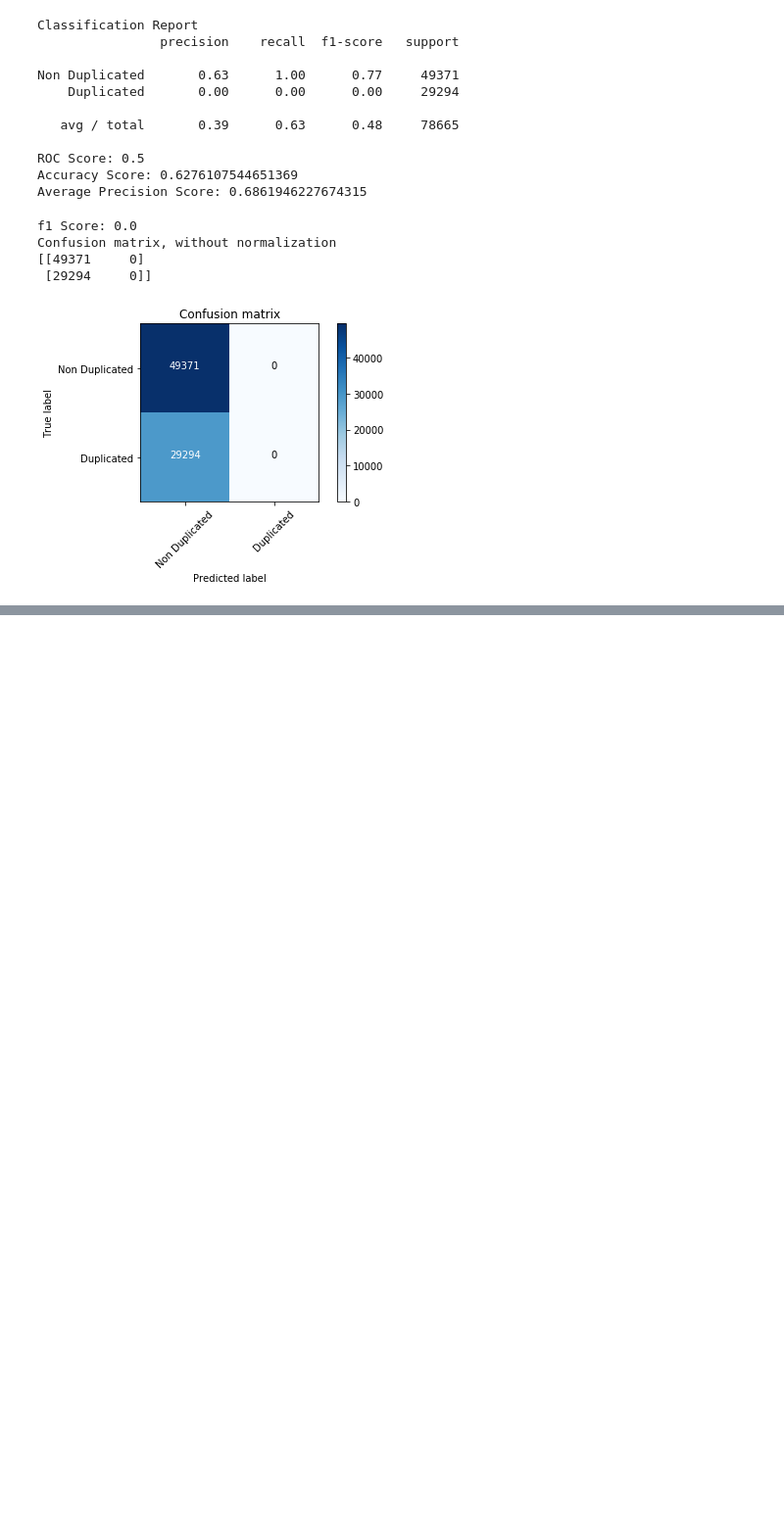
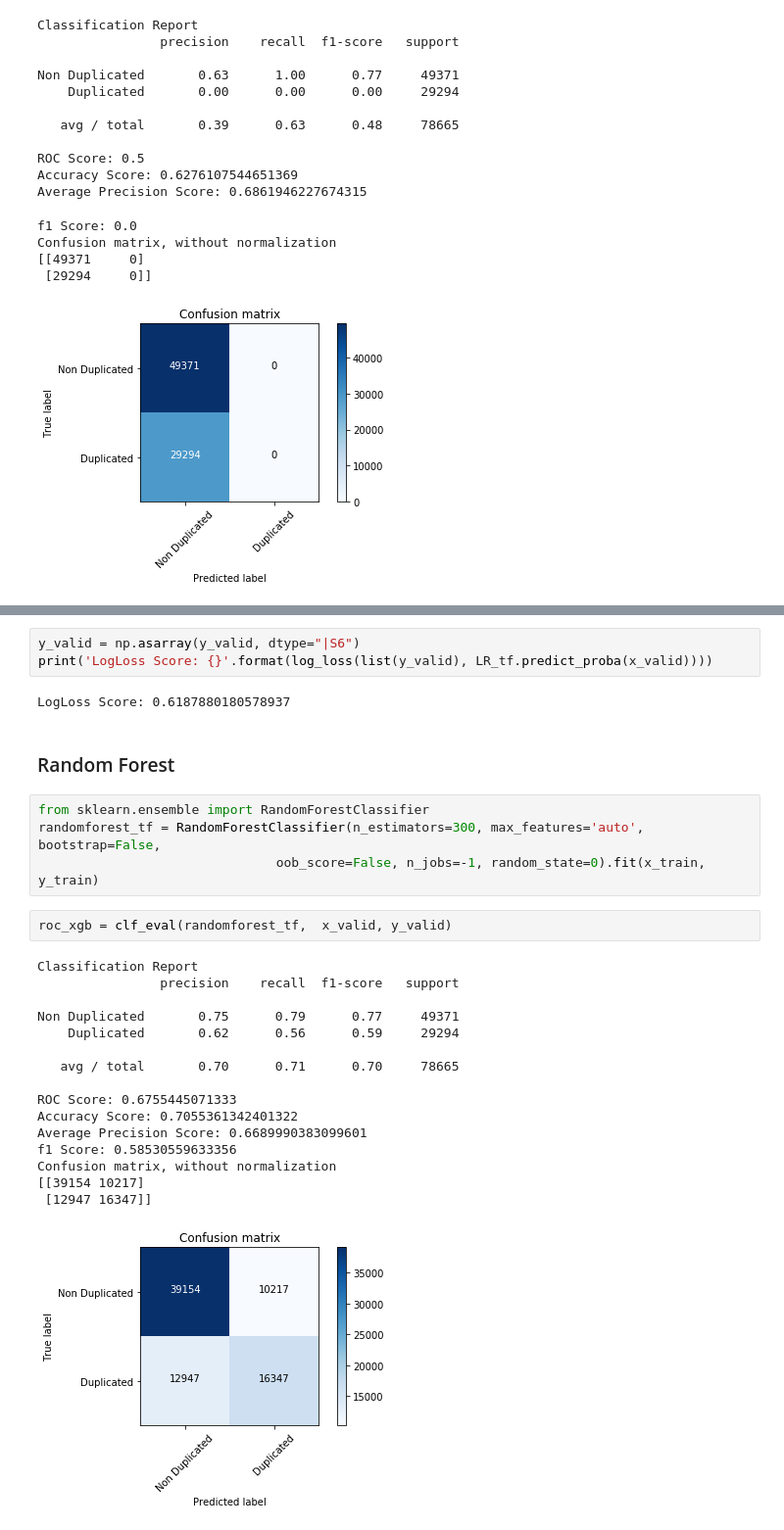
Before and after one commit to JoaoCarabetta/QuoraKaggle, a Jupyter notebook: XgBoost.ipynb, the cells around one changed output, grey strips where cells are left out. Shown: that part at 98% size. Saved outputs shown, nothing was run; the diff lists cells and outputs as text; blank space fills up the shorter version.

```diff
--- a/XgBoost.ipynb
+++ b/XgBoost.ipynb
@@ -625,0 +671,30 @@ Confusion matrix, without normalization
+# %%
+y_valid = np.asarray(y_valid, dtype="|S6")
+print('LogLoss Score: {}'.format(log_loss(list(y_valid), LR_tf.predict_proba(x_valid))))
+# %% [output]
+LogLoss Score: 0.6187880180578937
+# %% [markdown]
+### Random Forest
+# %%
+from sklearn.ensemble import RandomForestClassifier
+randomforest_tf = RandomForestClassifier(n_estimators=300, max_features='auto', bootstrap=False,
+                               oob_score=False, n_jobs=-1, random_state=0).fit(x_train, y_train)
+# %%
+roc_xgb = clf_eval(randomforest_tf,  x_valid, y_valid)
+# %% [output]
+Classification Report
+                precision    recall  f1-score   support
+
+Non Duplicated       0.75      0.79      0.77     49371
+    Duplicated       0.62      0.56      0.59     29294
+
+   avg / total       0.70      0.71      0.70     78665
+
+ROC Score: 0.6755445071333
+Accuracy Score: 0.7055361342401322
+Average Precision Score: 0.6689990383099601
+f1 Score: 0.58530559633356
+Confusion matrix, without normalization
+[[39154 10217]
+ [12947 16347]]
+[figure, added]
```
Also changed, not shown: parts of 11 cells of this notebook.
